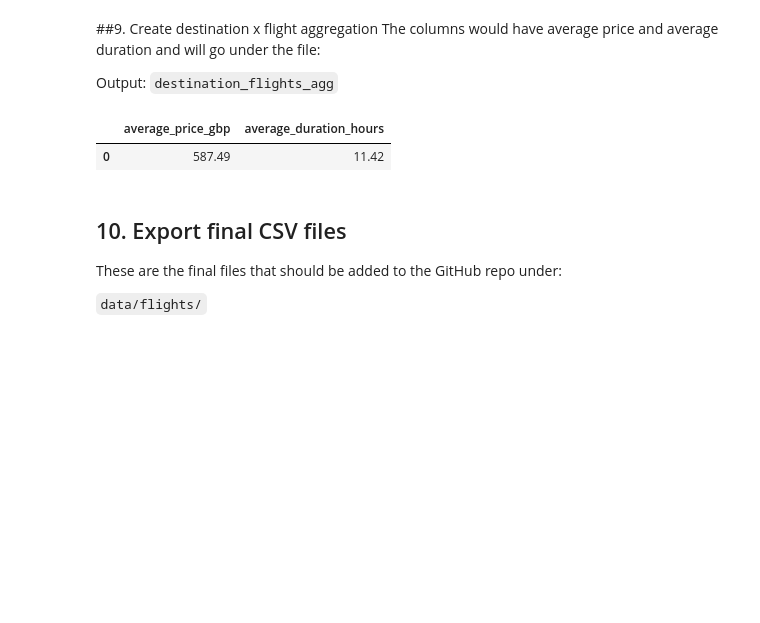
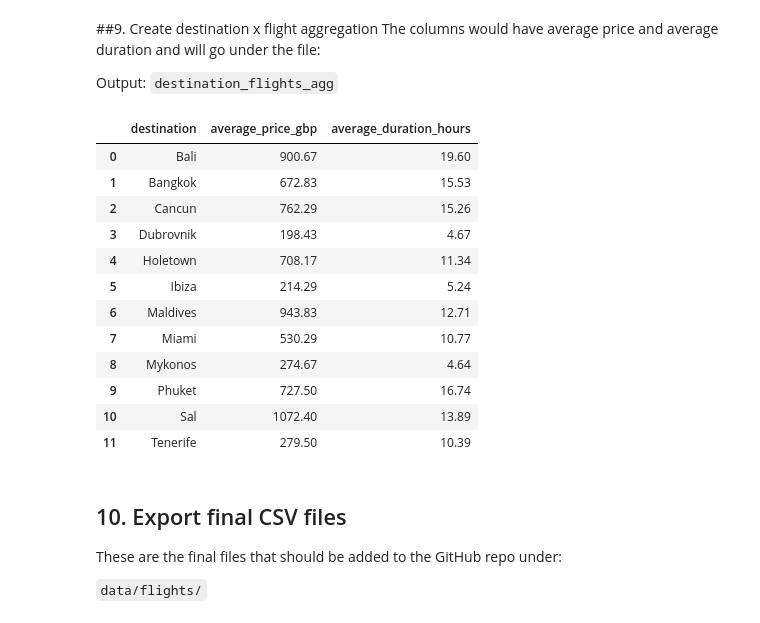
Before and after one commit to teannacottey/Holiday-Planner-Project, a Jupyter notebook: Flights_Data_Holiday_Planner_Colab.ipynb, the cells around one changed output. Cells and saved outputs as stored; diff of their text form; code cells hidden in the pictures; blank space fills up the shorter version.

```diff
--- a/Flights_Data_Holiday_Planner_Colab.ipynb
+++ b/Flights_Data_Holiday_Planner_Colab.ipynb
@@ -328,42 +328,59 @@ Output: `destination_flights_agg`
 flights_clean = flights_raw.copy()
 
 # clean numeric columns
+flights_clean["destination"] = flights_clean["destination"].astype(str).str.strip()
+
 flights_clean["price_gbp"] = pd.to_numeric(
     flights_clean["price_gbp"],
     errors="coerce"
 )
 
 flights_clean["duration_hours"] = pd.to_numeric(
     flights_clean["duration_hours"],
     errors="coerce"
 )
 
 # remove missing price/duration rows
 flights_clean = flights_clean.dropna(
-    subset=["price_gbp", "duration_hours"]
+    subset=["destination", "price_gbp", "duration_hours"]
 )
 
 # create final aggregation table
-destinations_flights_agg = pd.DataFrame({
-    "average_price_gbp": [flights_clean["price_gbp"].mean()],
-    "average_duration_hours": [flights_clean["duration_hours"].mean()]
-})
+destinations_flights_agg = (
+    flights_clean
+    .groupby("destination", as_index=False)
+    .agg(
+        average_price_gbp=("price_gbp", "mean"),
+        average_duration_hours=("duration_hours", "mean")
+    )
+)
 
 # round values
 destinations_flights_agg["average_price_gbp"] = destinations_flights_agg["average_price_gbp"].round(2)
 destinations_flights_agg["average_duration_hours"] = destinations_flights_agg["average_duration_hours"].round(2)
 
 # export csv
 destinations_flights_agg.to_csv(
     "data/flights/destinations_flights_agg.csv",
     index=False
 )
 
 # display final output
 destinations_flights_agg
 # %% [output]
-|  | average_price_gbp | average_duration_hours |
-| 0 | 587.49 | 11.42 |
+|  | destination | average_price_gbp | average_duration_hours |
+| 0 | Bali | 900.67 | 19.60 |
+| 1 | Bangkok | 672.83 | 15.53 |
+| 2 | Cancun | 762.29 | 15.26 |
+| 3 | Dubrovnik | 198.43 | 4.67 |
+| 4 | Holetown | 708.17 | 11.34 |
+| 5 | Ibiza | 214.29 | 5.24 |
+| 6 | Maldives | 943.83 | 12.71 |
+| 7 | Miami | 530.29 | 10.77 |
+| 8 | Mykonos | 274.67 | 4.64 |
+| 9 | Phuket | 727.50 | 16.74 |
+| 10 | Sal | 1072.40 | 13.89 |
+| 11 | Tenerife | 279.50 | 10.39 |
 # %% [markdown]
 ## 10. Export final CSV files
 
```
Also changed, not shown: parts of 1 cell of this notebook.
